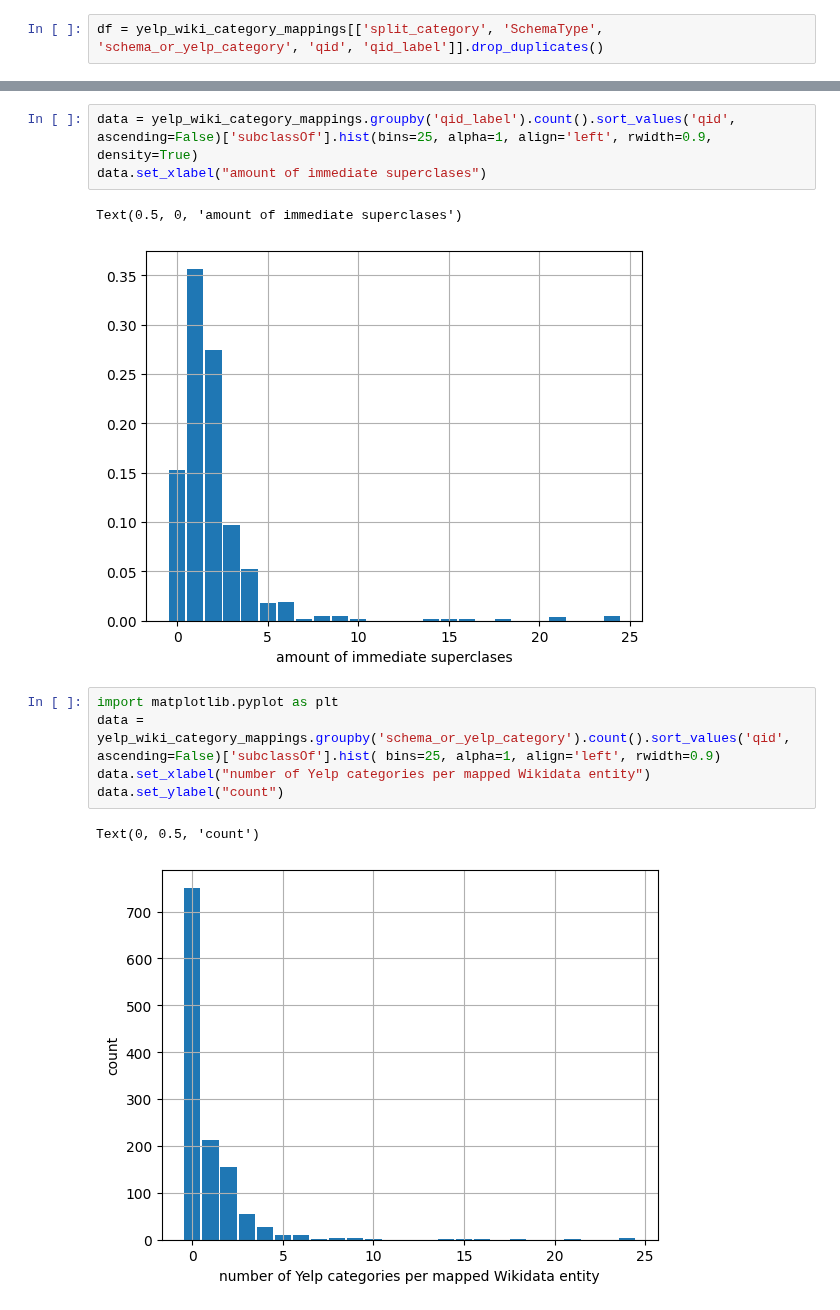
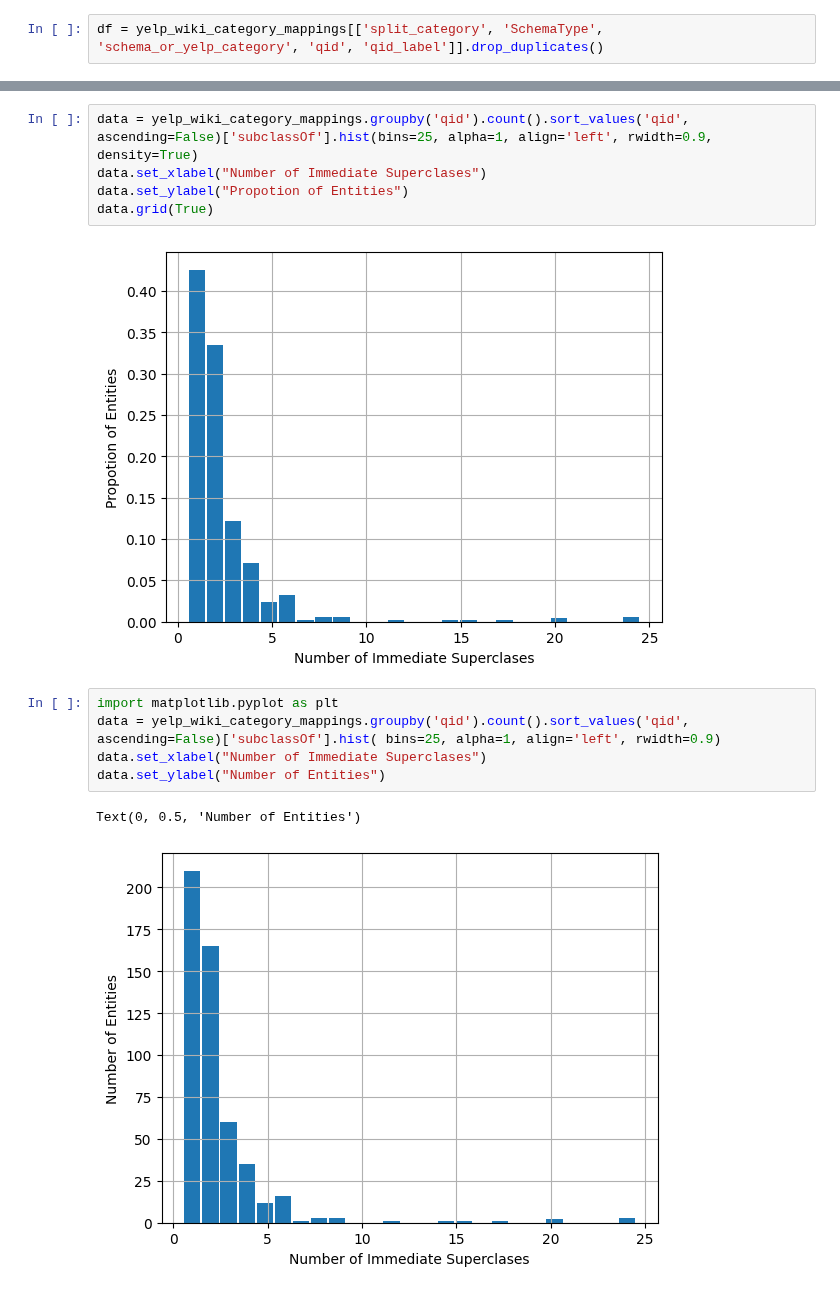
Before and after one commit to christiannielsen98/DVML-P7, a Jupyter notebook: Code/KnowledgeGraphEnrichment/yelp_wiki_category_mappings.ipynb, the cells around one changed output, grey strips where cells are left out. Cells and saved outputs as stored; diff of their text form.

```diff
--- a/Code/KnowledgeGraphEnrichment/yelp_wiki_category_mappings.ipynb
+++ b/Code/KnowledgeGraphEnrichment/yelp_wiki_category_mappings.ipynb
@@ -105,15 +94,16 @@ yelp_wiki_category_mappings.groupby('qid_label').count().sort_values('qid', asce
 # %%
-data = yelp_wiki_category_mappings.groupby('qid_label').count().sort_values('qid', ascending=False)['subclassOf'].hist(bins=25, alpha=1, align='left', rwidth=0.9, density=True)
-data.set_xlabel("amount of immediate superclases")
+data = yelp_wiki_category_mappings.groupby('qid').count().sort_values('qid', ascending=False)['subclassOf'].hist(bins=25, alpha=1, align='left', rwidth=0.9, density=True)
+data.set_xlabel("Number of Immediate Superclases")
+data.set_ylabel("Propotion of Entities")
+data.grid(True)
 # %% [output]
-Text(0.5, 0, 'amount of immediate superclases')
-[figure, old version]
+[figure, new version]
 # %%
 import matplotlib.pyplot as plt
-data = yelp_wiki_category_mappings.groupby('schema_or_yelp_category').count().sort_values('qid', ascending=False)['subclassOf'].hist( bins=25, alpha=1, align='left', rwidth=0.9)
-data.set_xlabel("number of Yelp categories per mapped Wikidata entity")
-data.set_ylabel("count")
+data = yelp_wiki_category_mappings.groupby('qid').count().sort_values('qid', ascending=False)['subclassOf'].hist( bins=25, alpha=1, align='left', rwidth=0.9)
+data.set_xlabel("Number of Immediate Superclases")
+data.set_ylabel("Number of Entities")
 # %% [output]
-Text(0, 0.5, 'count')
+Text(0, 0.5, 'Number of Entities')
-[figure, old version]
+[figure, new version]
 # %%
```
Also changed, not shown: parts of 13 cells of this notebook, 11 other files.
